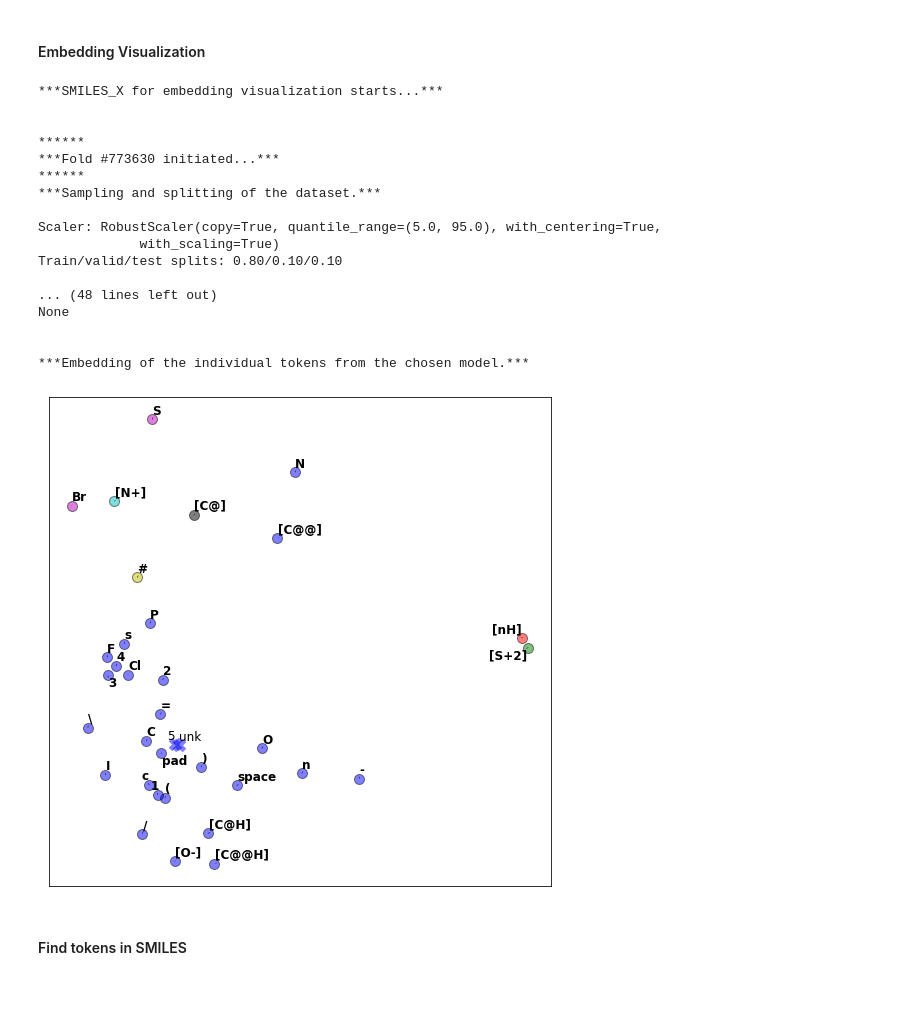
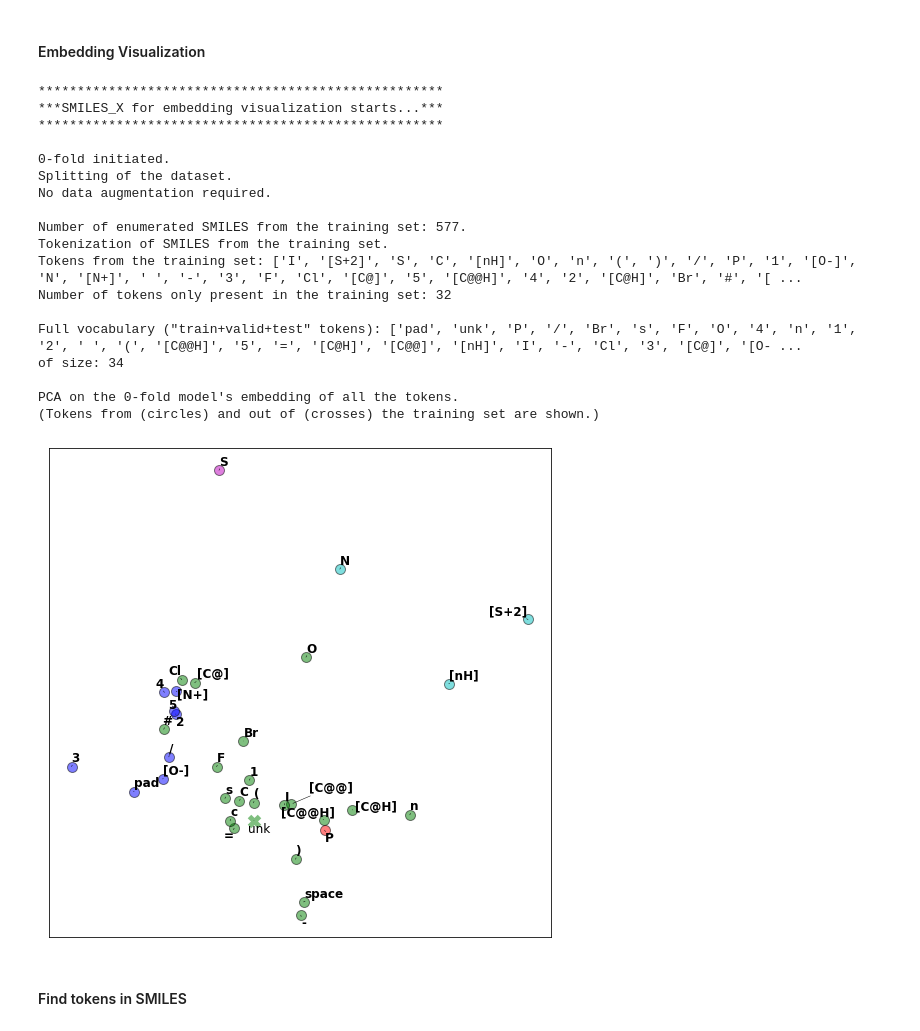
Before and after one commit to GLambard/SMILES-X, a Jupyter notebook: SMILESX_Visualization_github.ipynb, the cells around one changed output. Saved outputs shown, nothing was run; the diff lists cells and outputs as text; code cells hidden in the pictures; blank space fills up the shorter version.

```diff
--- a/SMILESX_Visualization_github.ipynb
+++ b/SMILESX_Visualization_github.ipynb
@@ -56,31 +56,32 @@ sol_data.shape
 # %%
 embeddingvis.Embedding_Vis(data=sol_data,
                           data_name=data_name,
                           k_fold_number = None,
                           k_fold_index = 0,
-                          augmentation = True,
+                          augmentation = False,
                           indir = "./data/",
                           outdir = "./data/",
                           affinity_propn = True)
 # %% [output]
+****************************************************
 ***SMILES_X for embedding visualization starts...***
+****************************************************
 
+0-fold initiated.
+Splitting of the dataset.
+No data augmentation required.
 
-******
-***Fold #773630 initiated...***
-******
-***Sampling and splitting of the dataset.***
+Number of enumerated SMILES from the training set: 577.
+Tokenization of SMILES from the training set.
+Tokens from the training set: ['I', '[S+2]', 'S', 'C', '[nH]', 'O', 'n', '(', ')', '/', 'P', '1', '[O-]', 'N', '[N+]', ' ', '-', '3', 'F', 'Cl', '[C@]', '5', '[C@@H]', '4', '2', '[C@H]', 'Br', '#', '[ ...
+Number of tokens only present in the training set: 32
 
-Scaler: RobustScaler(copy=True, quantile_range=(5.0, 95.0), with_centering=True,
-             with_scaling=True)
-Train/valid/test splits: 0.80/0.10/0.10
+Full vocabulary ("train+valid+test" tokens): ['pad', 'unk', 'P', '/', 'Br', 's', 'F', 'O', '4', 'n', '1', '2', ' ', '(', '[C@@H]', '5', '=', '[C@H]', '[C@@]', '[nH]', 'I', '-', 'Cl', '3', '[C@]', '[O- ...
+of size: 34
 
-... (48 lines left out)
-None
-
-
-***Embedding of the individual tokens from the chosen model.***
+PCA on the 0-fold model's embedding of all the tokens.
+(Tokens from (circles) and out of (crosses) the training set are shown.)
-[figure, old version]
+[figure, new version]
 # %% [markdown]
 #### Find tokens in SMILES
 # %%
```
Also changed, not shown: parts of 1 cell of this notebook, 3 other files.
